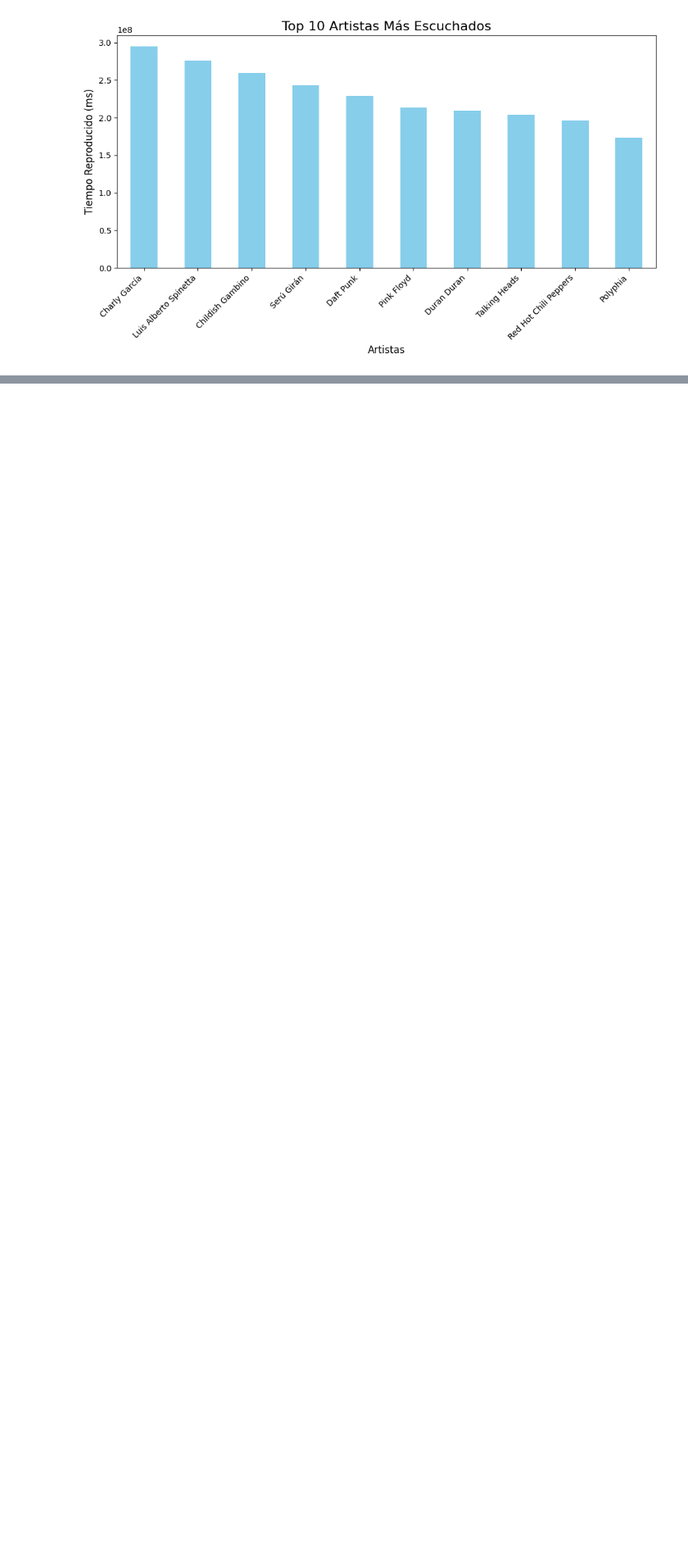
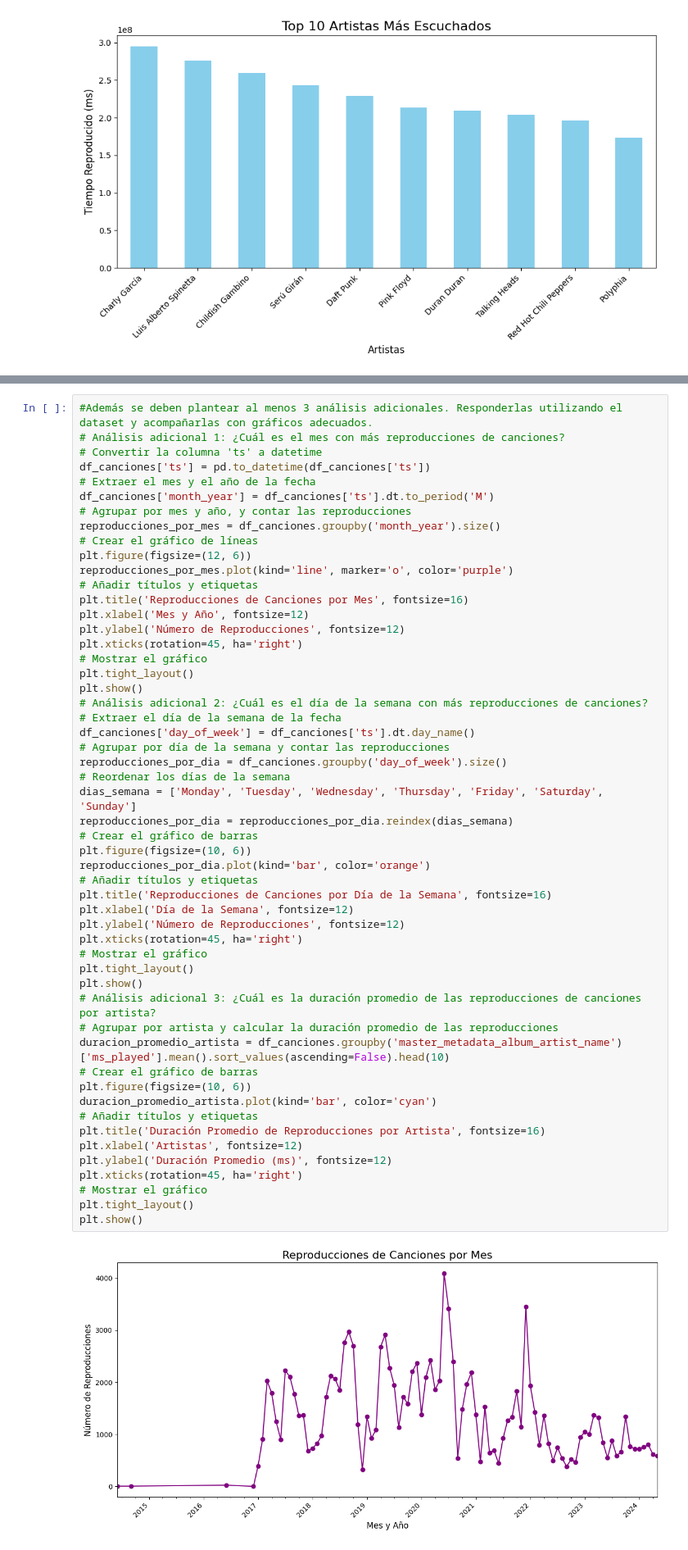
Before and after one commit to benjaiu10/Spotify-Benjamin-Iucht-Manuel-Saadia, a Jupyter notebook: Spotify.ipynb, the cells around one changed output, grey strips where cells are left out. Shown: that part at 82% size. Drawn from its saved outputs; the diff is of its cells as text; blank space fills up the shorter version.

```diff
--- a/Spotify.ipynb
+++ b/Spotify.ipynb
@@ -174,0 +176,55 @@ plt.show()
+# %%
+#Además se deben plantear al menos 3 análisis adicionales. Responderlas utilizando el dataset y acompañarlas con gráficos adecuados.
+# Análisis adicional 1: ¿Cuál es el mes con más reproducciones de canciones?
+# Convertir la columna 'ts' a datetime
+df_canciones['ts'] = pd.to_datetime(df_canciones['ts'])
+# Extraer el mes y el año de la fecha
+df_canciones['month_year'] = df_canciones['ts'].dt.to_period('M')
+# Agrupar por mes y año, y contar las reproducciones
+reproducciones_por_mes = df_canciones.groupby('month_year').size()
+# Crear el gráfico de líneas
+plt.figure(figsize=(12, 6))
+reproducciones_por_mes.plot(kind='line', marker='o', color='purple')
+# Añadir títulos y etiquetas
+plt.title('Reproducciones de Canciones por Mes', fontsize=16)
+plt.xlabel('Mes y Año', fontsize=12)
+plt.ylabel('Número de Reproducciones', fontsize=12)
+plt.xticks(rotation=45, ha='right')
+# Mostrar el gráfico
+plt.tight_layout()
+plt.show()
+# Análisis adicional 2: ¿Cuál es el día de la semana con más reproducciones de canciones?
+# Extraer el día de la semana de la fecha
+df_canciones['day_of_week'] = df_canciones['ts'].dt.day_name()
+# Agrupar por día de la semana y contar las reproducciones
+reproducciones_por_dia = df_canciones.groupby('day_of_week').size()
+# Reordenar los días de la semana
+dias_semana = ['Monday', 'Tuesday', 'Wednesday', 'Thursday', 'Friday', 'Saturday', 'Sunday']
+reproducciones_por_dia = reproducciones_por_dia.reindex(dias_semana)
+# Crear el gráfico de barras
+plt.figure(figsize=(10, 6))
+reproducciones_por_dia.plot(kind='bar', color='orange')
+# Añadir títulos y etiquetas
+plt.title('Reproducciones de Canciones por Día de la Semana', fontsize=16)
+plt.xlabel('Día de la Semana', fontsize=12)
+plt.ylabel('Número de Reproducciones', fontsize=12)
+plt.xticks(rotation=45, ha='right')
+# Mostrar el gráfico
+plt.tight_layout()
+plt.show()
+# Análisis adicional 3: ¿Cuál es la duración promedio de las reproducciones de canciones por artista?
+# Agrupar por artista y calcular la duración promedio de las reproducciones
+duracion_promedio_artista = df_canciones.groupby('master_metadata_album_artist_name')['ms_played'].mean().sort_values(ascending=False).head(10)
+# Crear el gráfico de barras
+plt.figure(figsize=(10, 6))
+duracion_promedio_artista.plot(kind='bar', color='cyan')
+# Añadir títulos y etiquetas
+plt.title('Duración Promedio de Reproducciones por Artista', fontsize=16)
+plt.xlabel('Artistas', fontsize=12)
+plt.ylabel('Duración Promedio (ms)', fontsize=12)
+plt.xticks(rotation=45, ha='right')
+# Mostrar el gráfico
+plt.tight_layout()
+plt.show()
+# %% [output]
+[figure, added]
```
Also changed, not shown: parts of 6 cells of this notebook.
